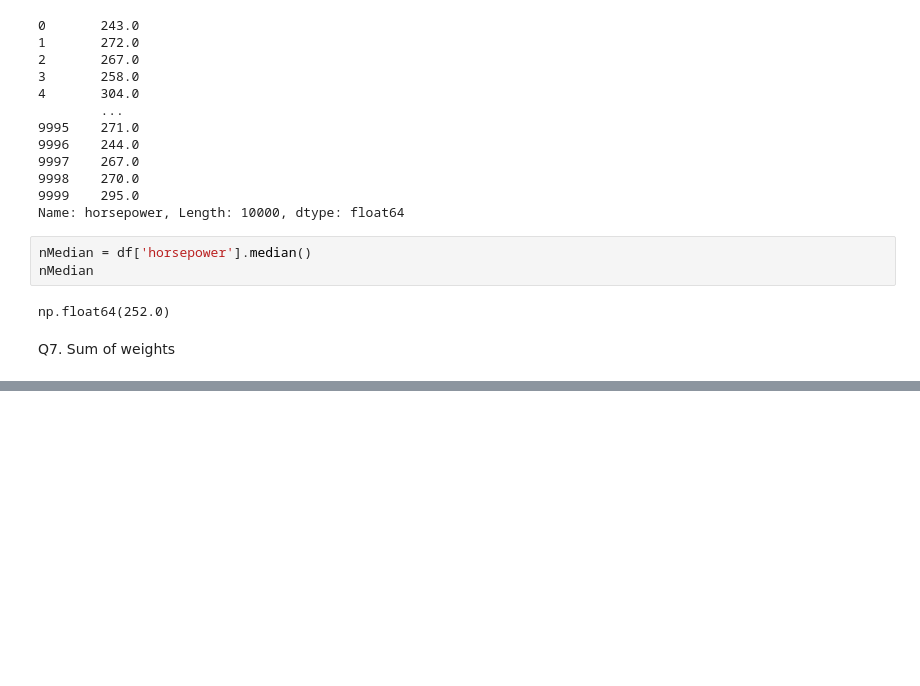
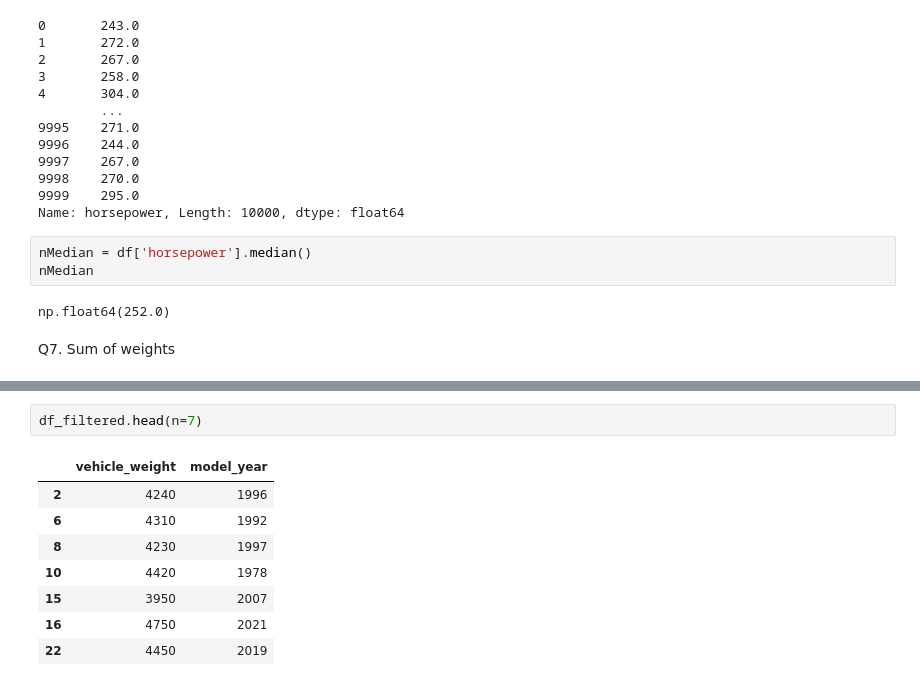
Before and after one commit to RevinaAgustin/homework01-intro, a Jupyter notebook: 01-intro/main.ipynb, the cells around one changed output, grey strips where cells are left out. Saved outputs shown, nothing was run; the diff lists cells and outputs as text; blank space fills up the shorter version.

```diff
--- a/01-intro/main.ipynb
+++ b/01-intro/main.ipynb
@@ -114,0 +150,11 @@ Q7. Sum of weights
+# %%
+df_filtered.head(n=7)
+# %% [output]
+|  | vehicle_weight | model_year |
+| 2 | 4240 | 1996 |
+| 6 | 4310 | 1992 |
+| 8 | 4230 | 1997 |
+| 10 | 4420 | 1978 |
+| 15 | 3950 | 2007 |
+| 16 | 4750 | 2021 |
+| 22 | 4450 | 2019 |
```
Also changed, not shown: parts of 10 cells of this notebook, 1 other file.
